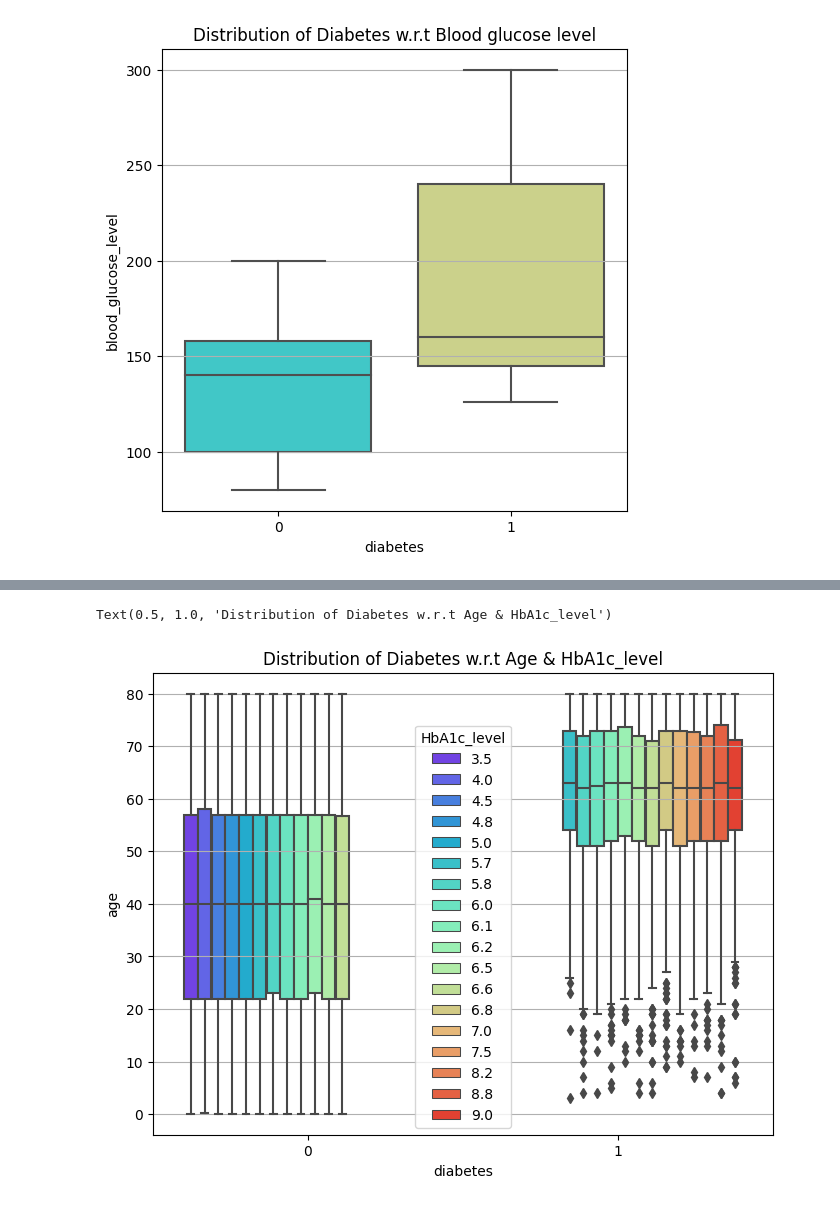
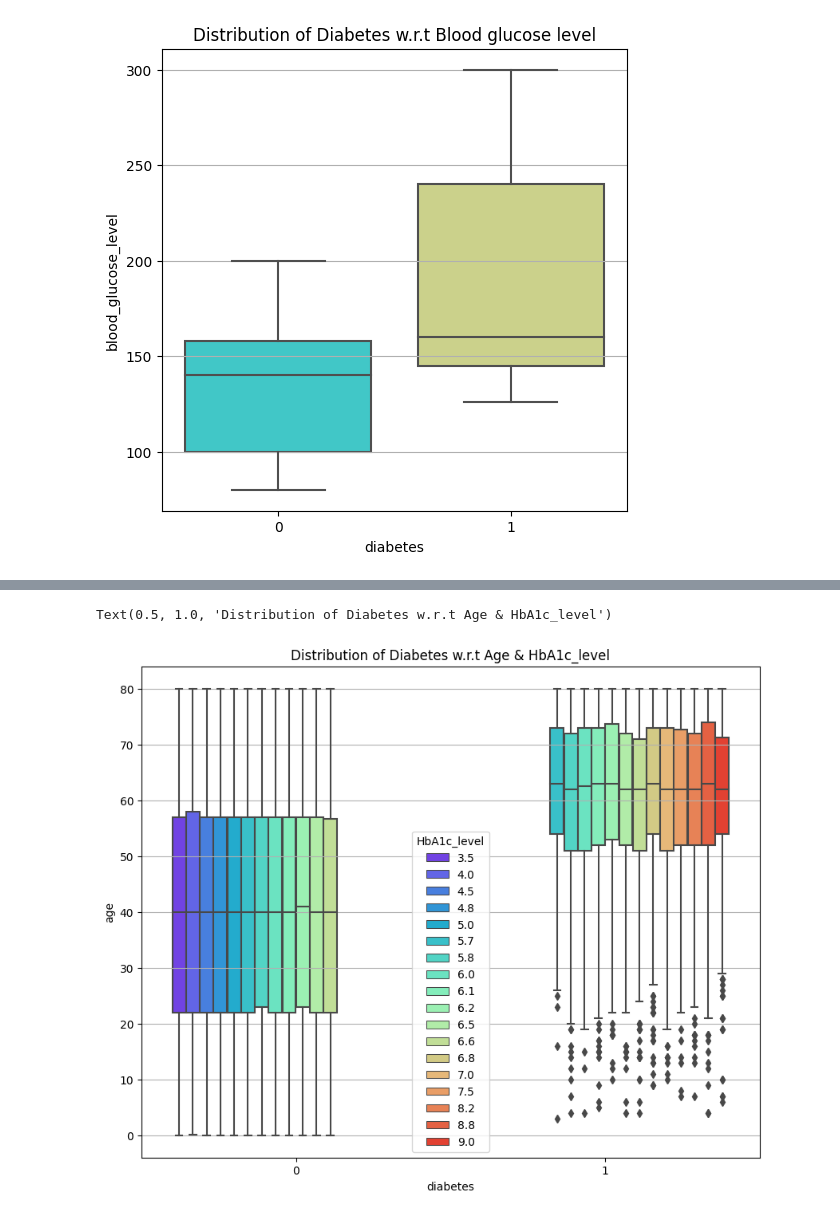
Before and after one commit to pdpavandesai/MergingDiabetesData, a Jupyter notebook: MustafaDatasetAnalysis.ipynb, the cells around one changed output, grey strips where cells are left out. Saved outputs shown, nothing was run; the diff lists cells and outputs as text; code cells hidden in the pictures.

```diff
--- a/MustafaDatasetAnalysis.ipynb
+++ b/MustafaDatasetAnalysis.ipynb
@@ -176,8 +175,8 @@ ValueError: ignored
 # %%
-plt.figure(figsize=(8,6))
+plt.figure(figsize=(10,8))
 sns.boxplot(data=mustafaDataset_Actual_Copy,x='diabetes',y='age',hue='HbA1c_level',palette='rainbow').yaxis.grid(True)
 plt.title('Distribution of Diabetes w.r.t Age & HbA1c_level')
 # %% [output]
 Text(0.5, 1.0, 'Distribution of Diabetes w.r.t Age & HbA1c_level')
-[figure, old version]
+[figure, new version]
 # %%
```
Also changed, not shown: parts of 14 cells of this notebook.
